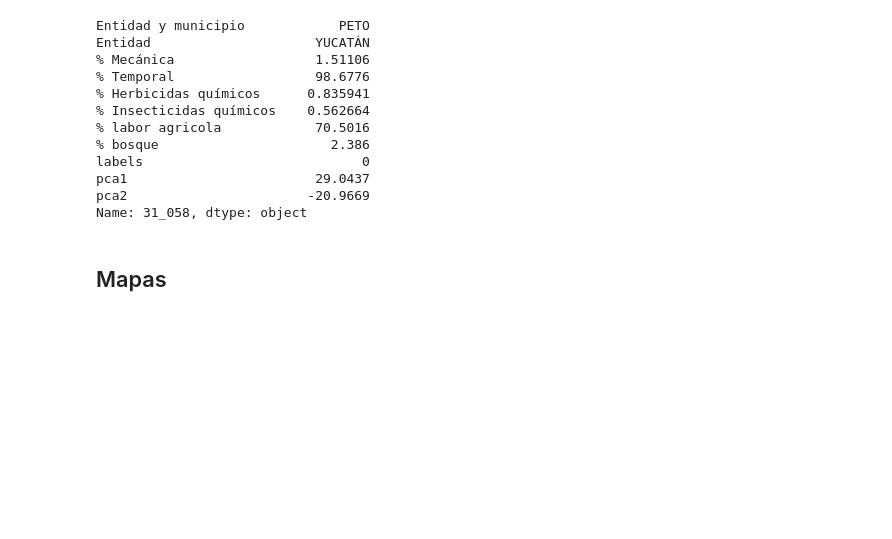
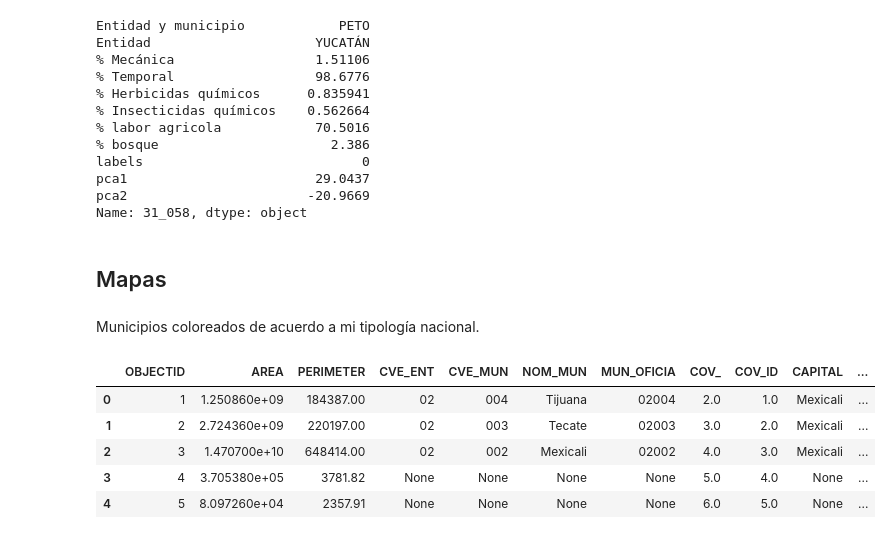
Before and after one commit to iramosp/tesis-paisajes, a Jupyter notebook: Tipologia_manejo_agricola.ipynb, the cells around one changed output. Cells and saved outputs as stored; diff of their text form; code cells hidden in the pictures; blank space fills up the shorter version.

```diff
--- a/Tipologia_manejo_agricola.ipynb
+++ b/Tipologia_manejo_agricola.ipynb
@@ -309,3 +309,5 @@ Name: 31_058, dtype: object
 # datos_peninsula.to_csv('./resultados/datos_procesados/tipologia_peninsula.csv', encoding ='ISO-8859-1')
 # %% [markdown]
 ## Mapas
+# %% [markdown]
+Municipios coloreados de acuerdo a mi tipología nacional.
@@ -311,0 +320,9 @@ Name: 31_058, dtype: object
+# %%
+municipios.head()
+# %% [output]
+|  | OBJECTID | AREA | PERIMETER | CVE_ENT | CVE_MUN | NOM_MUN | MUN_OFICIA | COV_ | COV_ID | CAPITAL | ... |
+| 0 | 1 | 1.250860e+09 | 184387.00 | 02 | 004 | Tijuana | 02004 | 2.0 | 1.0 | Mexicali | ... |
+| 1 | 2 | 2.724360e+09 | 220197.00 | 02 | 003 | Tecate | 02003 | 3.0 | 2.0 | Mexicali | ... |
+| 2 | 3 | 1.470700e+10 | 648414.00 | 02 | 002 | Mexicali | 02002 | 4.0 | 3.0 | Mexicali | ... |
+| 3 | 4 | 3.705380e+05 | 3781.82 | None | None | None | None | 5.0 | 4.0 | None | ... |
+| 4 | 5 | 8.097260e+04 | 2357.91 | None | None | None | None | 6.0 | 5.0 | None | ... |
```
Also changed, not shown: parts of 14 cells of this notebook.
